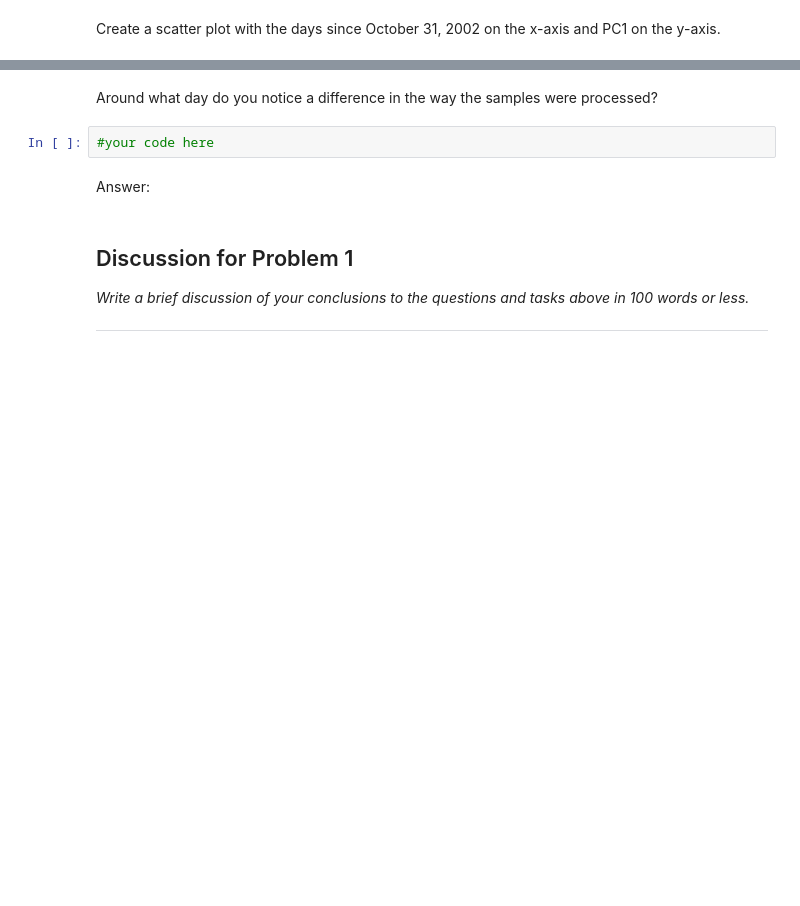
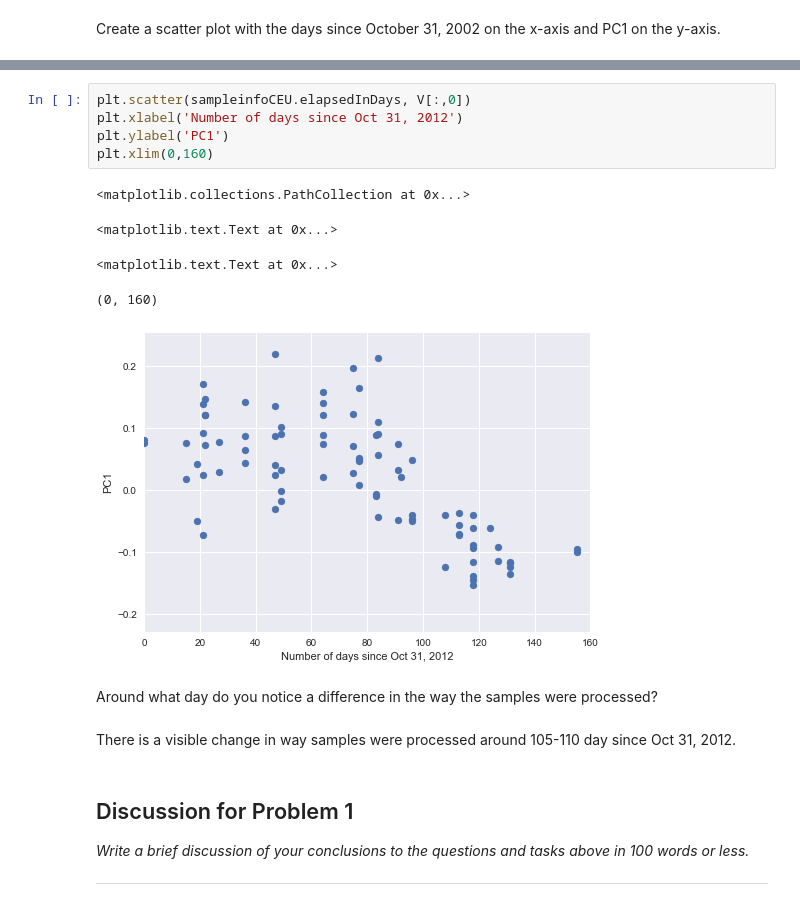
Before and after one commit to matkalinowski/cs-109, a Jupyter notebook: HW2.ipynb, the cells around one changed output, grey strips where cells are left out. Cells and saved outputs as stored; diff of their text form; blank space fills up the shorter version.

```diff
--- a/HW2.ipynb
+++ b/HW2.ipynb
@@ -127,9 +259,18 @@ Create a scatter plot with the days since October 31, 2002 on the x-axis and PC1
+# %%
+plt.scatter(sampleinfoCEU.elapsedInDays, V[:,0])
+plt.xlabel('Number of days since Oct 31, 2012')
+plt.ylabel('PC1')
+plt.xlim(0,160)
+# %% [output]
+<matplotlib.collections.PathCollection at 0x...>
+<matplotlib.text.Text at 0x...>
+<matplotlib.text.Text at 0x...>
+(0, 160)
+[figure, added]
 # %% [markdown]
 Around what day do you notice a difference in the way the samples were processed?
-# %%
-#your code here
-# %% [markdown]
-Answer:
+# %% [markdown]
+There is a visible change in way samples were processed around 105-110 day since Oct 31, 2012.
 # %% [markdown]
 ## Discussion for Problem 1
 
```
Also changed, not shown: parts of 113 cells of this notebook, 1 other file.
